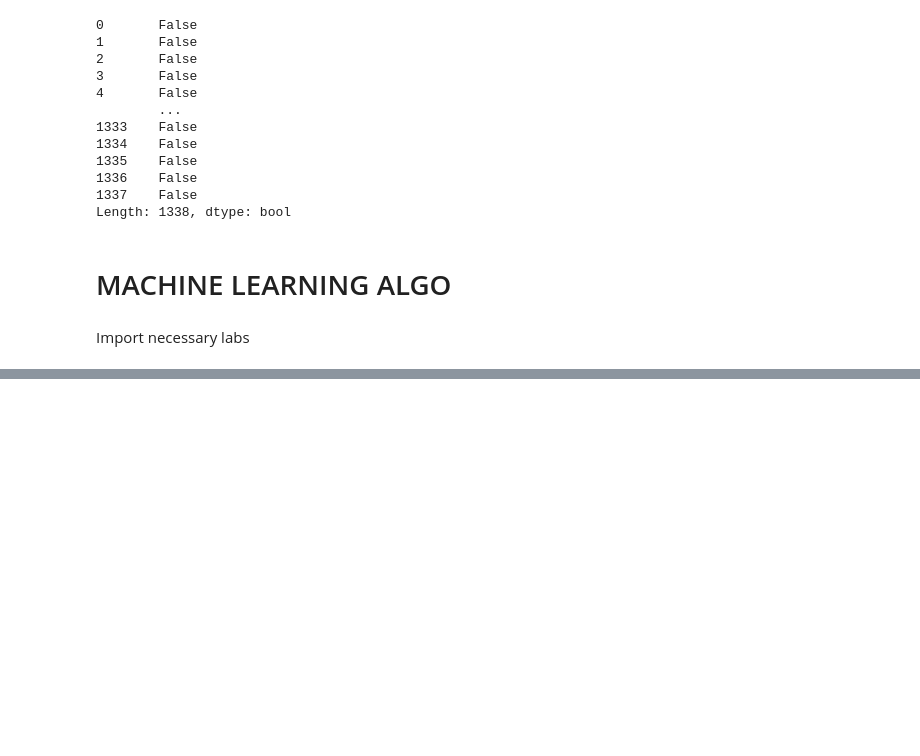
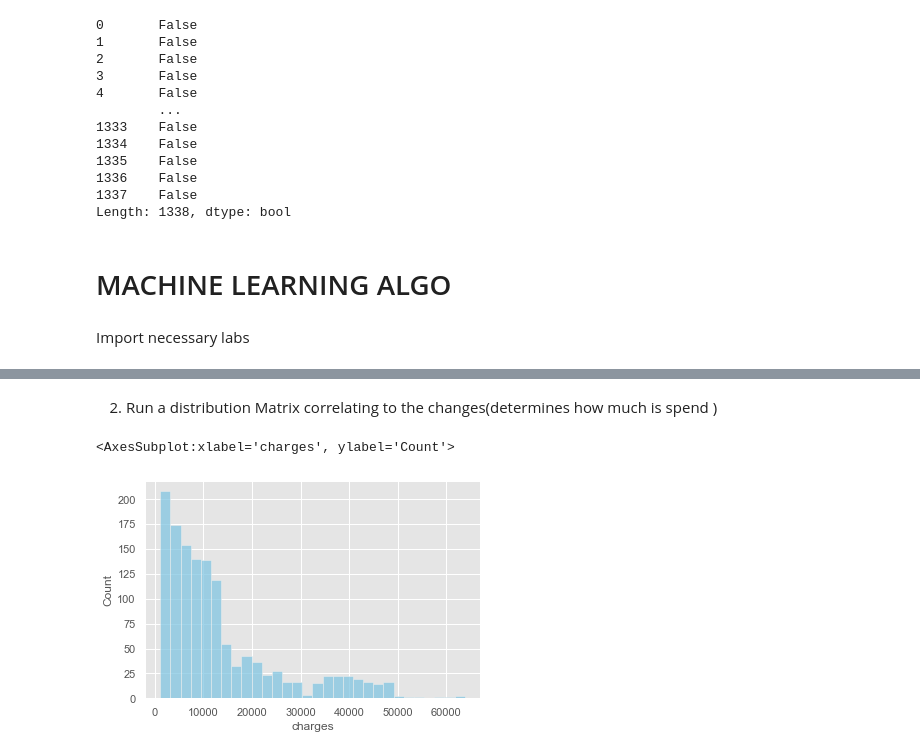
Before and after one commit to Omuk/Fullstack-Data-Analyst, a Jupyter notebook: Learning/practice/solution.ipynb, the cells around one changed output, grey strips where cells are left out. Drawn from its saved outputs; the diff is of its cells as text; code cells hidden in the pictures; blank space fills up the shorter version.

```diff
--- a/Learning/practice/solution.ipynb
+++ b/Learning/practice/solution.ipynb
@@ -88,0 +152,8 @@ from sklearn.cluster import KMeans
+# %% [markdown]
+2) Run a distribution Matrix correlating to the changes(determines how much is spend )
+# %%
+#   a) How many patients pay each amount of money
+sns.histplot(df['charges'], color='c')
+# %% [output]
+<AxesSubplot:xlabel='charges', ylabel='Count'>
+[figure, added]
```
Also changed, not shown: parts of 13 cells of this notebook.
